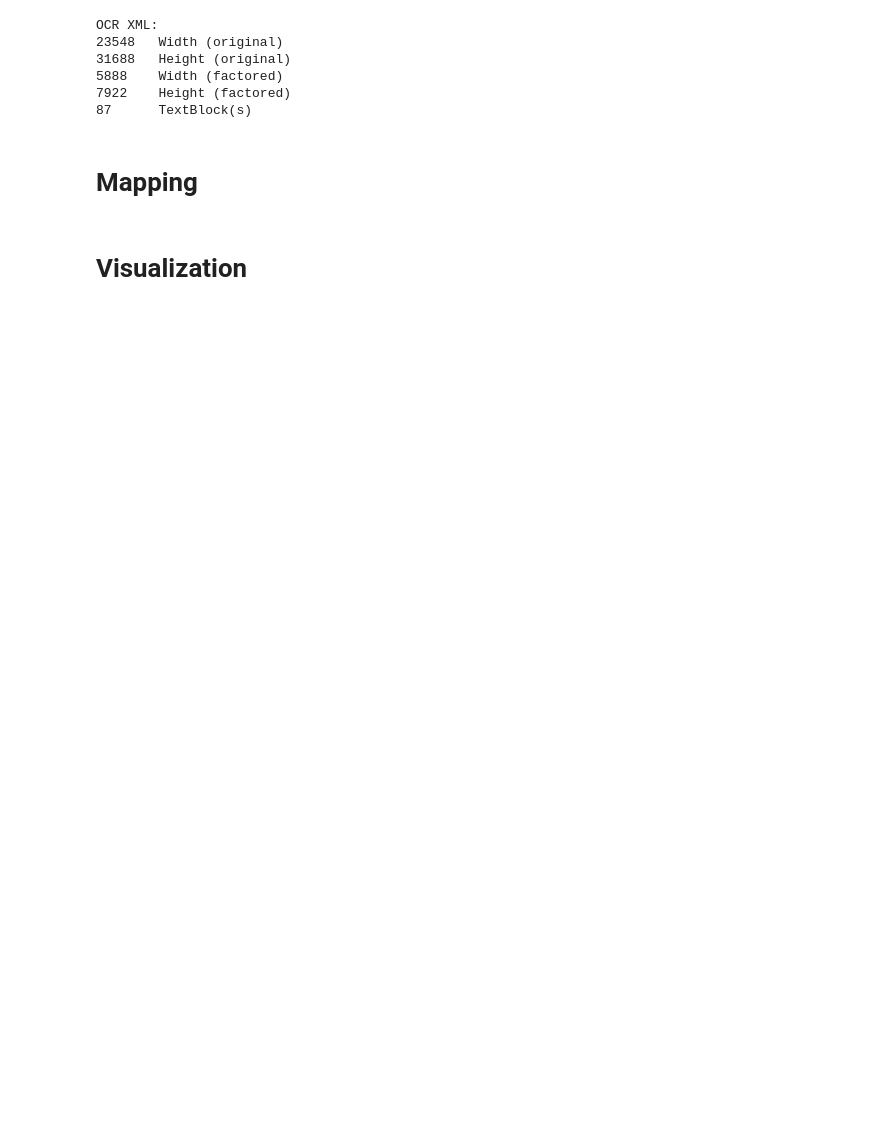
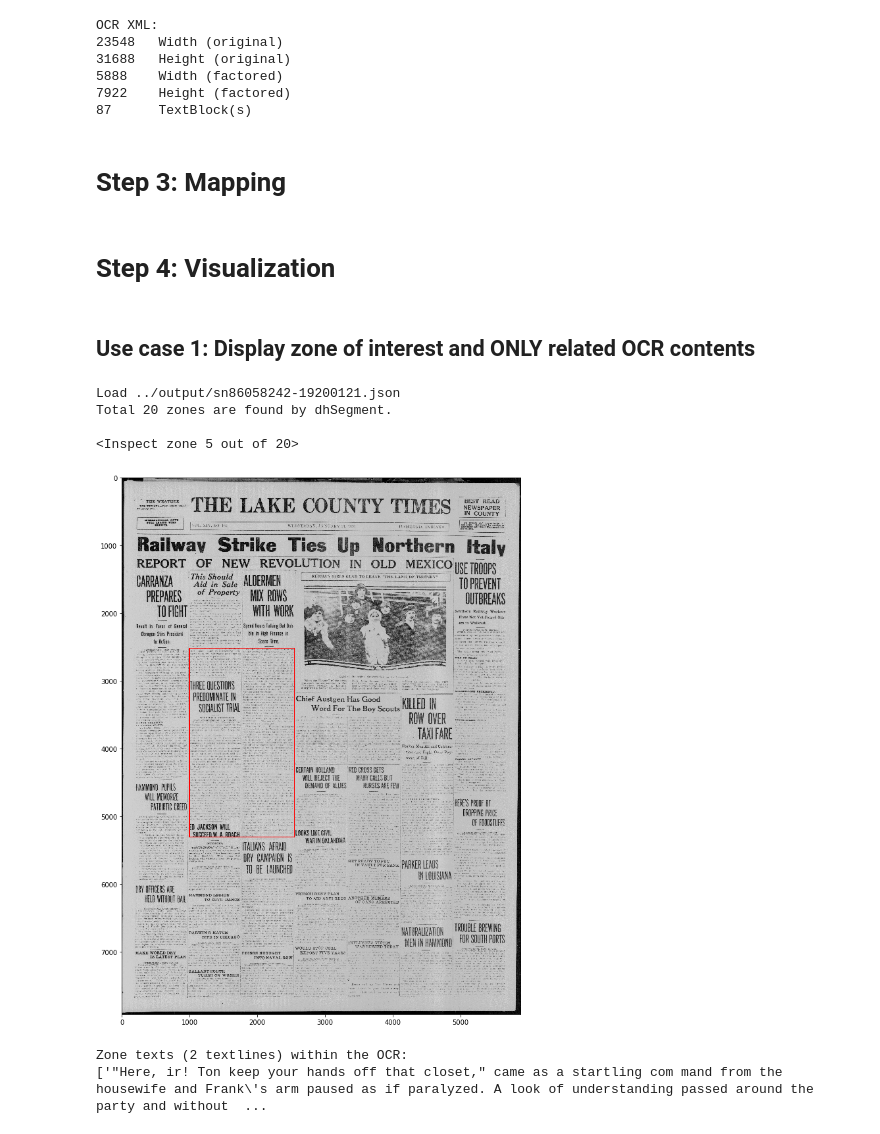
Before and after one commit to chulwoopack/Zone2OCR, a Jupyter notebook: demo/Interactive Demo.ipynb, the cells around one changed output. Cells and saved outputs as stored; diff of their text form; code cells hidden in the pictures; blank space fills up the shorter version.

```diff
--- a/demo/Interactive Demo.ipynb
+++ b/demo/Interactive Demo.ipynb
@@ -99,7 +99,7 @@ OCR XML:
 7922    Height (factored)
 87      TextBlock(s)
 # %% [markdown]
-# Mapping
+# Step 3: Mapping
 # %%
 """
 MAPPING
@@ -207,4 +207,42 @@ out_json_filename = os.path.basename(ocr_xml_file_path).split('.')[0] + '.json'
 with open(os.path.join(SAVE_PATH,out_json_filename),'w') as out_json_fp:
     json.dump(map_json, out_json_fp)
 # %% [markdown]
-# Visualization
+# Step 4: Visualization
+# %% [markdown]
+## Use case 1: Display zone of interest and ONLY related OCR contents
+# %%
+json_files = glob(os.path.join(SAVE_PATH,'**/*.json'),recursive=True)
+json_file = json_files[0]
+
+print("Load {}".format(json_file))
+
+data = None
+with open(json_file) as in_json_fp:
+    data = json.load(in_json_fp)
+print("Total {} zones are found by dhSegment.\n".format(len(data)))
+
+# Change index number for further inspection
+zone_idx = 4
+
+print("<Inspect zone {} out of {}>\n".format(zone_idx+1,len(data)))
+zone_textBox = data[zone_idx]
+
+img = cv2.imread(os.path.join("../example/images",os.path.basename(json_file).split('.')[0] + '.jpg'))
+canvas = np.copy(img)
+
+# Draw zone region (red color)
+cv2.drawContours(canvas,np.int32([np.array(zone_textBox['zone_coord'])]),0,(255,0,0),10)
+
+plt.figure(figsize=(15,15))
+plt.imshow(canvas)
+plt.show()
+
+print("Zone texts ({} textlines) within the OCR:\n{}\n".format(len(zone_textBox['zone_texts']), zone_textBox['zone_texts']))
+# %% [output]
+Load ../output/sn86058242-19200121.json
+Total 20 zones are found by dhSegment.
+
+<Inspect zone 5 out of 20>
+[figure, added]
+Zone texts (2 textlines) within the OCR:
+['"Here, ir! Ton keep your hands off that closet," came as a startling com mand from the housewife and Frank\'s arm paused as if paralyzed. A look of understanding passed around the party and without  ...
```
Also changed, not shown: parts of 4 cells of this notebook.
